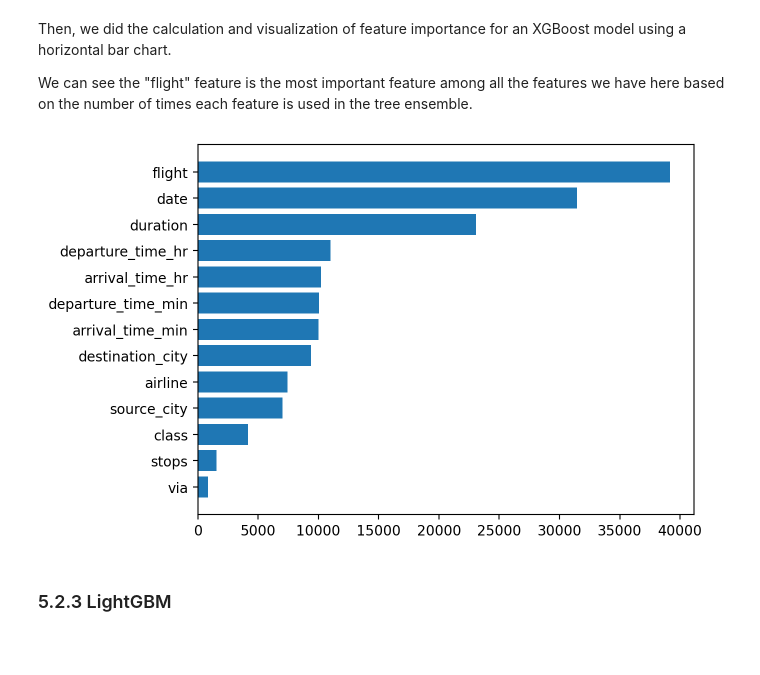
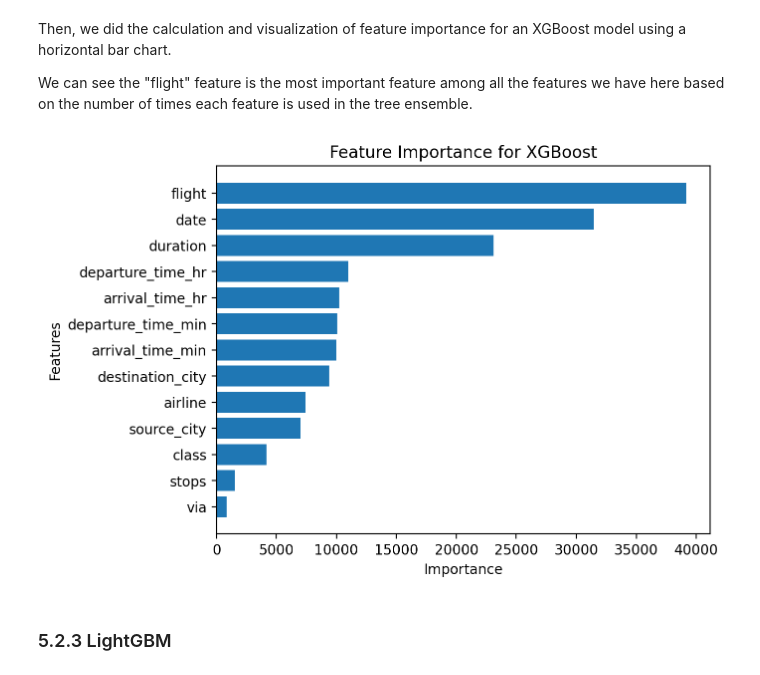
Before and after one commit to yjoer/flight-price-prediction, a Jupyter notebook: notebook.ipynb, the cells around one changed output. Drawn from its saved outputs; the diff is of its cells as text; code cells hidden in the pictures; blank space fills up the shorter version.

Commit message:
Add labels to feature importance plots

```diff
--- a/notebook.ipynb
+++ b/notebook.ipynb
@@ -930,16 +930,19 @@ We can see the "flight" feature is the most important feature among all the feat
 # %%
 xgb_importance = xgb.get_booster().get_score(importance_type='weight')
 xgb_importance_named = dict()
 
 for i, weight in xgb_importance.items():
   xgb_importance_named[features[int(i[1:])]] = weight
 
 xgb_importance_named = dict(sorted(xgb_importance_named.items(), key=lambda item: item[1]))
 
 plt.barh(list(xgb_importance_named.keys()), xgb_importance_named.values())
+plt.title("Feature Importance for XGBoost")
+plt.xlabel("Importance")
+plt.ylabel("Features")
 plt.show()
 # %% [output]
-[figure, old version]
+[figure, new version]
 # %% [markdown]
 ### 5.2.3 LightGBM
 # %% [markdown]
```
Also changed, not shown: parts of 2 cells of this notebook.
